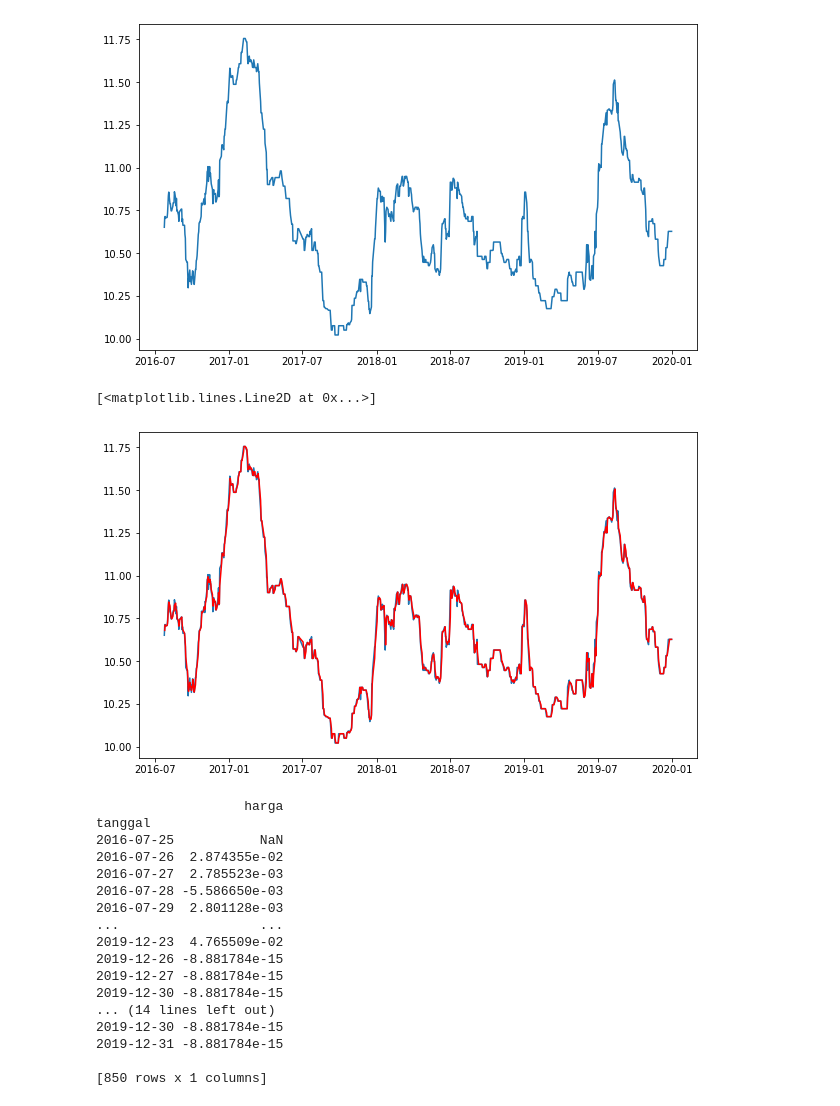
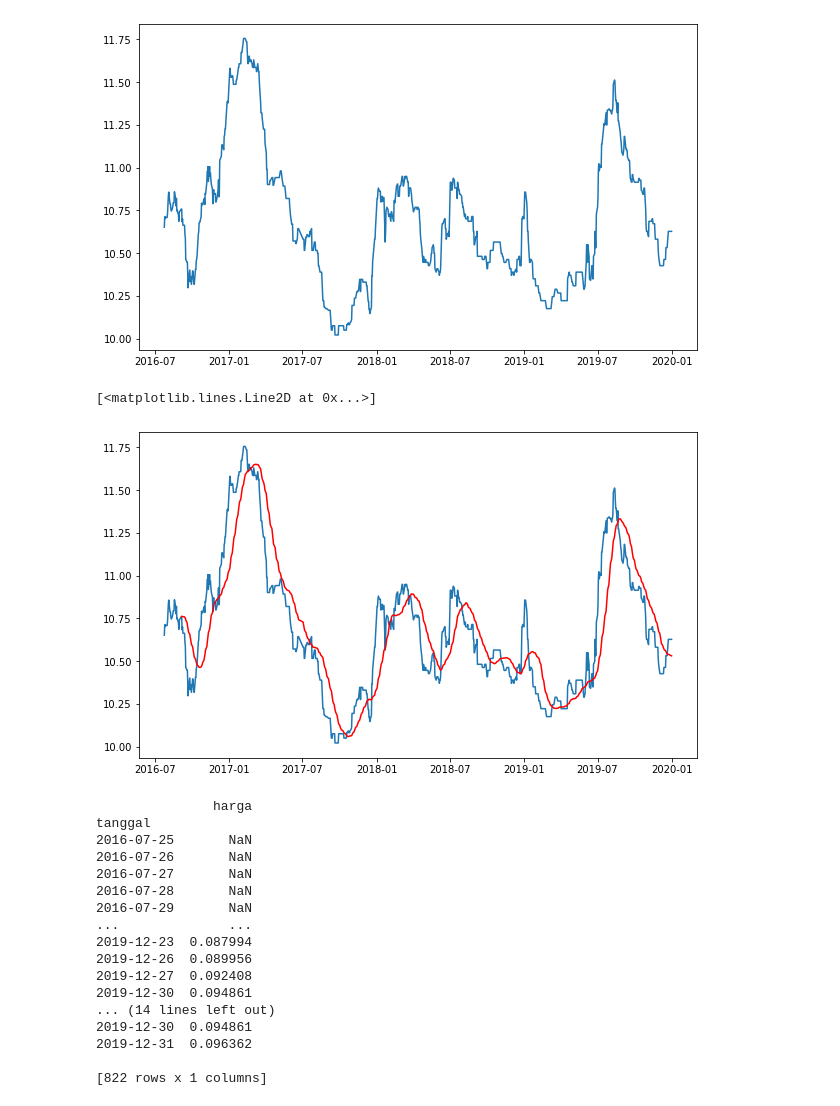
Before and after one commit to ferdinand-lanvino/commodity-predictor, a Jupyter notebook: commodity-price-predictor.ipynb, the cells around one changed output. Drawn from its saved outputs; the diff is of its cells as text; code cells hidden in the pictures.

```diff
--- a/commodity-price-predictor.ipynb
+++ b/commodity-price-predictor.ipynb
@@ -445,13 +446,13 @@ plt.plot(indexedDataset_logScale)
 [figure]
 # %%
 #The below transformation is required to make series stationary
-movingAverage = indexedDataset_logScale.rolling(window=2).mean()
-movingSTD = indexedDataset_logScale.rolling(window=2).std()
+movingAverage = indexedDataset_logScale.rolling(window=30).mean()
+movingSTD = indexedDataset_logScale.rolling(window=30).std()
 plt.plot(indexedDataset_logScale)
 plt.plot(movingAverage, color='red')
 # %% [output]
 [<matplotlib.lines.Line2D at 0x...>]
-[figure, old version]
+[figure, new version]
 # %%
 datasetLogScaleMinusMovingAverage = indexedDataset_logScale - movingAverage
 print(datasetLogScaleMinusMovingAverage)
@@ -460,23 +461,23 @@ print(datasetLogScaleMinusMovingAverage)
 datasetLogScaleMinusMovingAverage.dropna(inplace=True)
 print(datasetLogScaleMinusMovingAverage)
 # %% [output]
-                   harga
+               harga
 tanggal
-2016-07-25           NaN
-2016-07-26  2.874355e-02
-2016-07-27  2.785523e-03
-2016-07-28 -5.586650e-03
-2016-07-29  2.801128e-03
-...                  ...
-2019-12-23  4.765509e-02
-2019-12-26 -8.881784e-15
-2019-12-27 -8.881784e-15
-2019-12-30 -8.881784e-15
+2016-07-25       NaN
+2016-07-26       NaN
+2016-07-27       NaN
+2016-07-28       NaN
+2016-07-29       NaN
+...              ...
+2019-12-23  0.087994
+2019-12-26  0.089956
+2019-12-27  0.092408
+2019-12-30  0.094861
 ... (14 lines left out)
-2019-12-30 -8.881784e-15
-2019-12-31 -8.881784e-15
+2019-12-30  0.094861
+2019-12-31  0.096362
 
-[850 rows x 1 columns]
+[822 rows x 1 columns]
 # %%
 def test_stationarity(timeseries):
 
```
Also changed, not shown: parts of 22 cells of this notebook.
